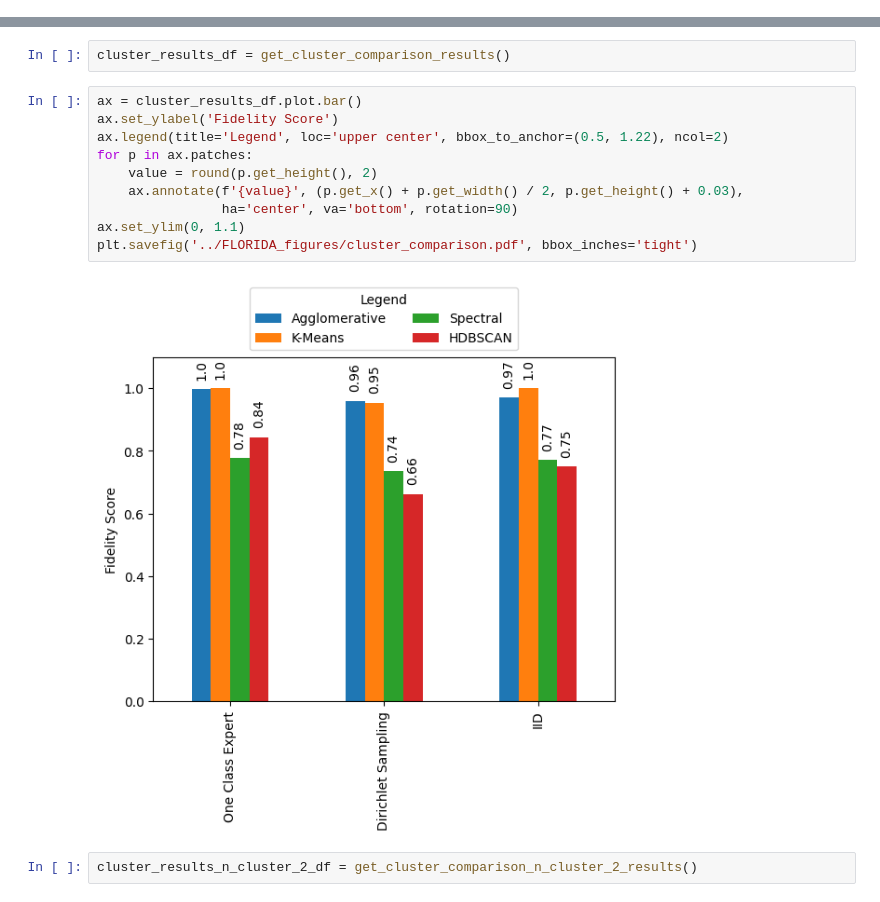
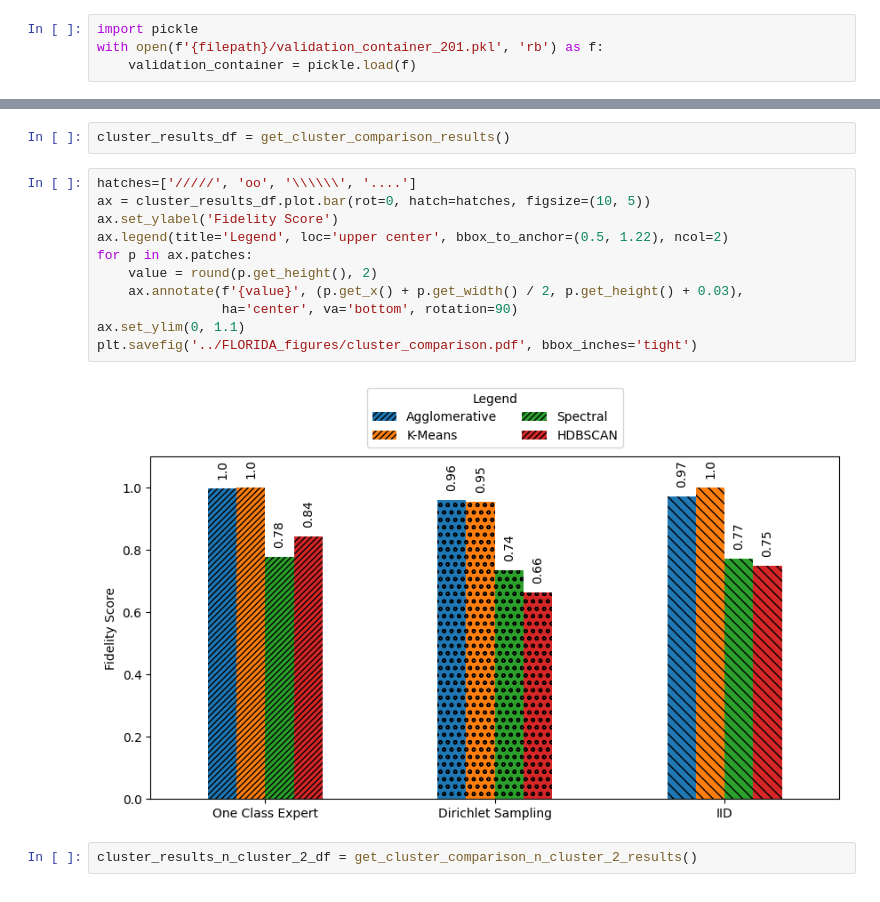
Before and after one commit to ehsanul9511/FLShield, a Jupyter notebook: plot_utils.ipynb, the cells around one changed output, grey strips where cells are left out. Saved outputs shown, nothing was run; the diff lists cells and outputs as text.

Commit message:
plots

```diff
--- a/plot_utils.ipynb
+++ b/plot_utils.ipynb
@@ -158,0 +233,4 @@ dba & 1.000000 & 1.000000 & 1.000000 \\
+# %%
+import pickle
+with open(f'{filepath}/validation_container_201.pkl', 'rb') as f:
+    validation_container = pickle.load(f)
@@ -201,17 +411,18 @@ False & 0.00 & 100.00 & 86.67 & 0.43 \\
 # %%
 cluster_results_df = get_cluster_comparison_results()
 # %%
-ax = cluster_results_df.plot.bar()
+hatches=['/////', 'oo', '\\\\\\', '....']
+ax = cluster_results_df.plot.bar(rot=0, hatch=hatches, figsize=(10, 5))
 ax.set_ylabel('Fidelity Score')
 ax.legend(title='Legend', loc='upper center', bbox_to_anchor=(0.5, 1.22), ncol=2)
 for p in ax.patches:
     value = round(p.get_height(), 2)
     ax.annotate(f'{value}', (p.get_x() + p.get_width() / 2, p.get_height() + 0.03),
                 ha='center', va='bottom', rotation=90)
 ax.set_ylim(0, 1.1)
 plt.savefig('../FLORIDA_figures/cluster_comparison.pdf', bbox_inches='tight')
 # %% [output]
-[figure, old version]
+[figure, new version]
 # %%
 cluster_results_n_cluster_2_df = get_cluster_comparison_n_cluster_2_results()
 # %%
```
Also changed, not shown: parts of 59 cells of this notebook, 4 other files.
